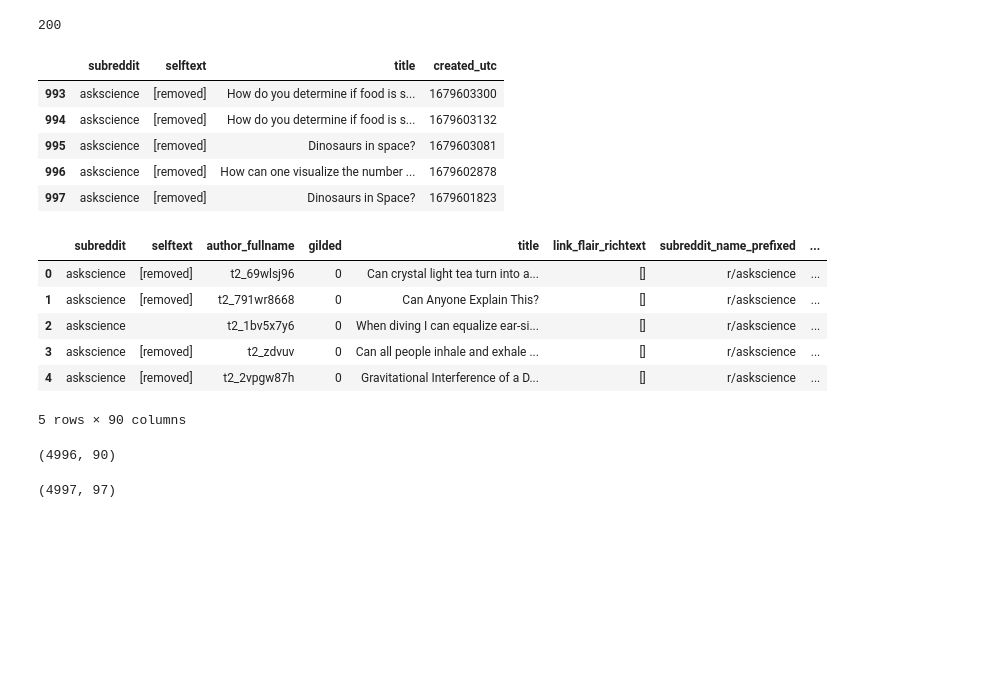
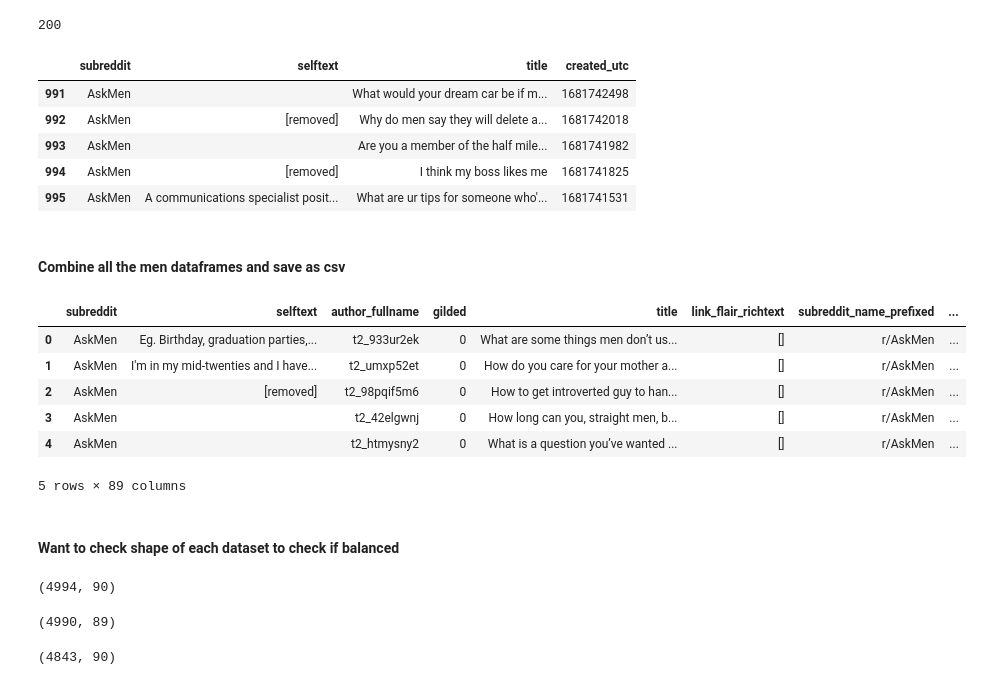
Before and after one commit to vedapatel99/Reddit-NLP, a Jupyter notebook: notebooks/01_data_collection.ipynb, the cells around one changed output. Cells and saved outputs as stored; diff of their text form; code cells hidden in the pictures; blank space fills up the shorter version.

```diff
--- a/notebooks/01_data_collection.ipynb
+++ b/notebooks/01_data_collection.ipynb
@@ -219,7 +227,7 @@ res4_science.status_code
 # %% [output]
 200
 # %%
-science4 = pd.DataFrame(res4_science.json()['data'])
-science4[['subreddit', 'selftext', 'title', 'created_utc']].tail()
+men4 = pd.DataFrame(res4_men.json()['data'])
+men4[['subreddit', 'selftext', 'title', 'created_utc']].tail()
 # %% [output]
 |  | subreddit | selftext | title | created_utc |
@@ -231,34 +239,36 @@ science4[['subreddit', 'selftext', 'title', 'created_utc']].tail()
 # %%
-params5_science = {
-    'subreddit': 'askscience',
+params5_men = {
+    'subreddit': 'AskMen',
     'limit': 1000,
-    'until': 1680125280
+    'until': 1681903418
 }
 
-res5_science= requests.get(url, params5_science)
-res5_science.status_code
+res5_men= requests.get(url, params5_men)
+res5_men.status_code
 # %% [output]
 200
 # %%
-science5 = pd.DataFrame(res5_science.json()['data'])
-science5[['subreddit', 'selftext', 'title', 'created_utc']].tail()
+men5 = pd.DataFrame(res5_men.json()['data'])
+men5[['subreddit', 'selftext', 'title', 'created_utc']].tail()
 # %% [output]
 |  | subreddit | selftext | title | created_utc |
-| 993 | askscience | [removed] | How do you determine if food is s... | 1679603300 |
-| 994 | askscience | [removed] | How do you determine if food is s... | 1679603132 |
-| 995 | askscience | [removed] | Dinosaurs in space? | 1679603081 |
-| 996 | askscience | [removed] | How can one visualize the number ... | 1679602878 |
-| 997 | askscience | [removed] | Dinosaurs in Space? | 1679601823 |
+| 991 | AskMen |  | What would your dream car be if m... | 1681742498 |
+| 992 | AskMen | [removed] | Why do men say they will delete a... | 1681742018 |
+| 993 | AskMen |  | Are you a member of the half mile... | 1681741982 |
+| 994 | AskMen | [removed] | I think my boss likes me | 1681741825 |
+| 995 | AskMen | A communications specialist posit... | What are ur tips for someone who'... | 1681741531 |
+# %% [markdown]
+#### Combine all the men dataframes and save as csv
 # %%
-science= pd.concat([science1, science2, science3, science4, science5])
+men= pd.concat([men1, men2, men3, men4, men5])
 # %%
-science.head()
+men.head()
 # %% [output]
 |  | subreddit | selftext | author_fullname | gilded | title | link_flair_richtext | subreddit_name_prefixed | ... |
-| 0 | askscience | [removed] | t2_69wlsj96 | 0 | Can crystal light tea turn into a... | [] | r/askscience | ... |
-| 1 | askscience | [removed] | t2_791wr8668 | 0 | Can Anyone Explain This? | [] | r/askscience | ... |
-| 2 | askscience |  | t2_1bv5x7y6 | 0 | When diving I can equalize ear-si... | [] | r/askscience | ... |
-| 3 | askscience | [removed] | t2_zdvuv | 0 | Can all people inhale and exhale ... | [] | r/askscience | ... |
-| 4 | askscience | [removed] | t2_2vpgw87h | 0 | Gravitational Interference of a D... | [] | r/askscience | ... |
+| 0 | AskMen | Eg. Birthday, graduation parties,... | t2_933ur2ek | 0 | What are some things men don’t us... | [] | r/AskMen | ... |
+| 1 | AskMen | I'm in my mid-twenties and I have... | t2_umxp52et | 0 | How do you care for your mother a... | [] | r/AskMen | ... |
+| 2 | AskMen | [removed] | t2_98pqif5m6 | 0 | How to get introverted guy to han... | [] | r/AskMen | ... |
+| 3 | AskMen |  | t2_42elgwnj | 0 | How long can you, straight men, b... | [] | r/AskMen | ... |
+| 4 | AskMen |  | t2_htmysny2 | 0 | What is a question you’ve wanted ... | [] | r/AskMen | ... |
-5 rows × 90 columns
+5 rows × 89 columns
 # %%
@@ -266,8 +276,14 @@ science.to_csv("../data/ask_science.csv", index= False)
+# %% [markdown]
+#### Want to check shape of each dataset to check if balanced
 # %%
-science.shape
+women.shape
 # %% [output]
-(4996, 90)
+(4994, 90)
 # %%
-skin.shape
+men.shape # they are only 4 posts off so this is fine
 # %% [output]
-(4997, 97)
+(4990, 89)
+# %%
+women.drop_duplicates(subset= ["title"]).shape
+# %% [output]
+(4843, 90)
```
Also changed, not shown: parts of 36 cells of this notebook.
